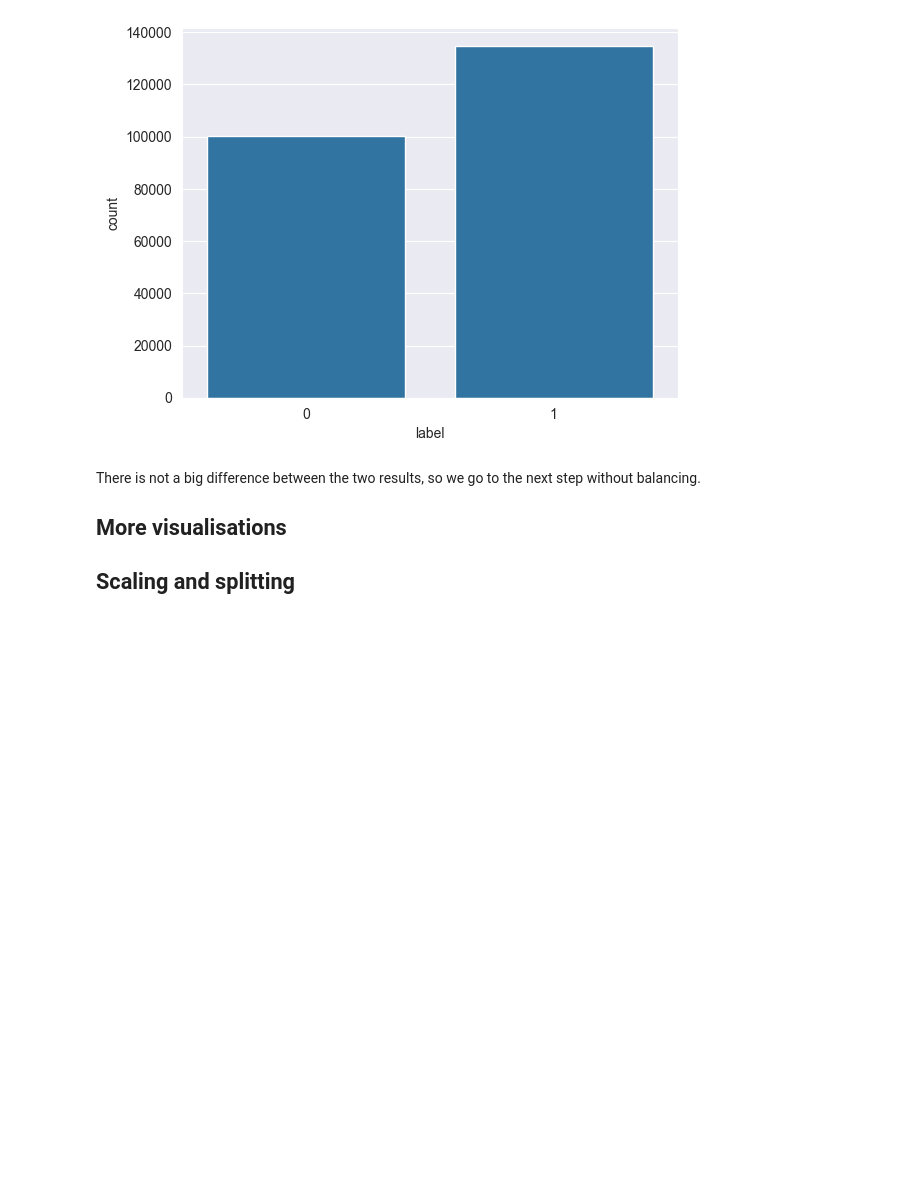
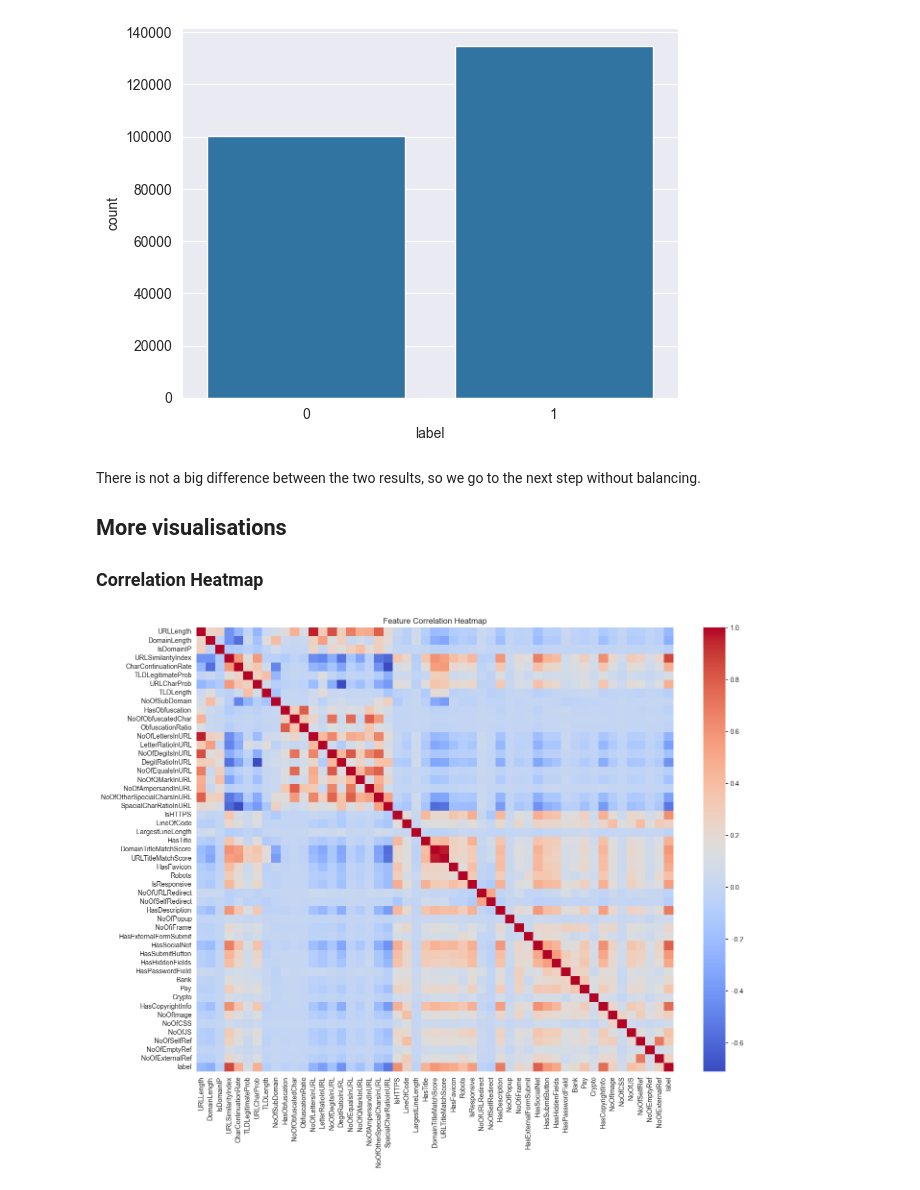
Before and after one commit to gabrielalaa/PhisingDetection, a Jupyter notebook: notebooks/new_training_dataset.ipynb, the cells around one changed output. Saved outputs shown, nothing was run; the diff lists cells and outputs as text; code cells hidden in the pictures; blank space fills up the shorter version.

```diff
--- a/notebooks/new_training_dataset.ipynb
+++ b/notebooks/new_training_dataset.ipynb
@@ -129,4 +130,14 @@ sns.countplot(x='label', data=df)
 # %% [markdown]
 There is not a big difference between the two results, so we go to the next step without balancing.
 ## More visualisations
-## Scaling and splitting
+
+### Correlation Heatmap
+# %%
+# Corr Heatmap
+plt.figure(figsize=(16, 12))
+corr_matrix = df.corr()
+sns.heatmap(corr_matrix, cmap='coolwarm', annot=False, fmt=".2f")
+plt.title("Feature Correlation Heatmap")
+plt.show()
+# %% [output]
+[figure, added]
```
Also changed, not shown: parts of 14 cells of this notebook.
